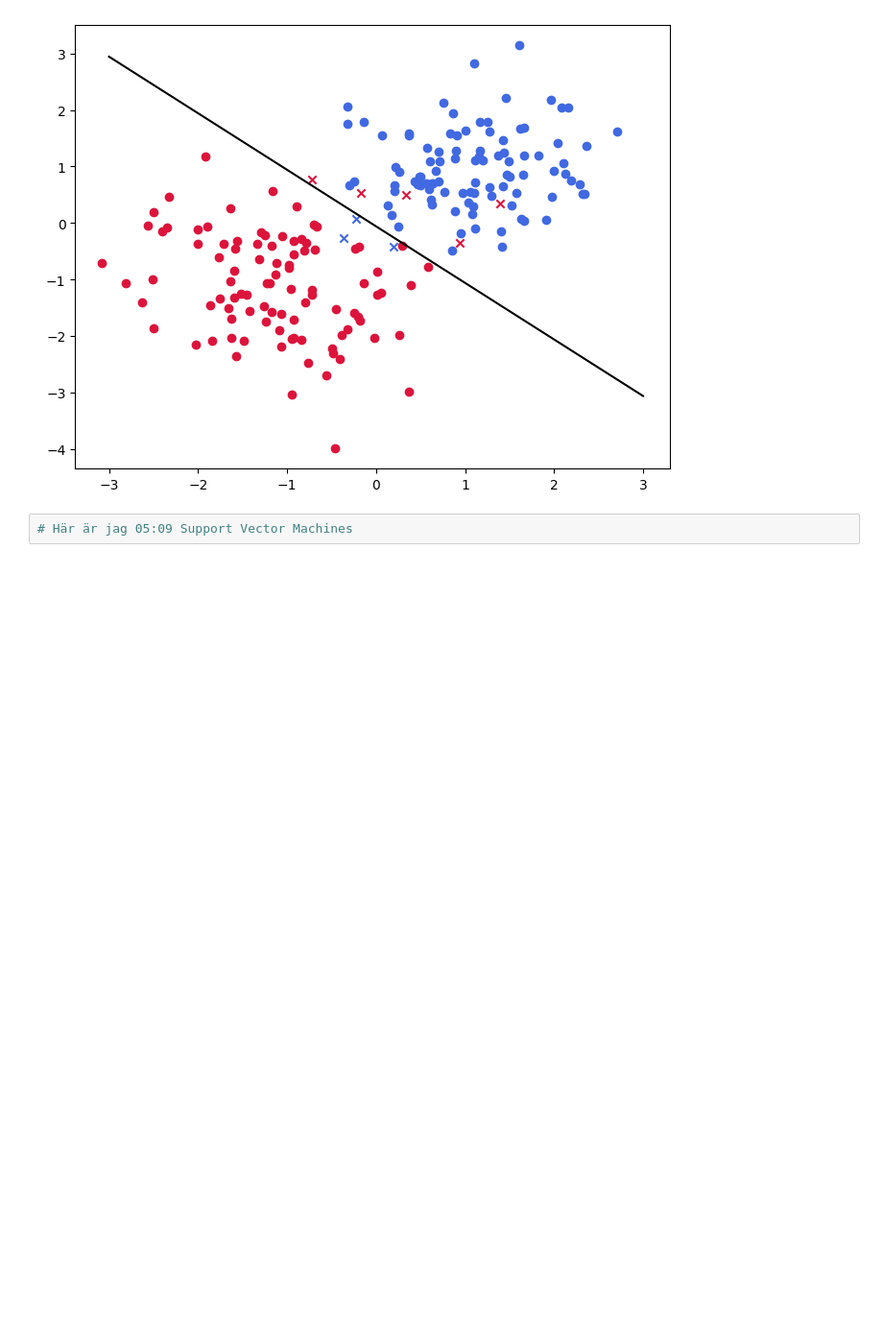
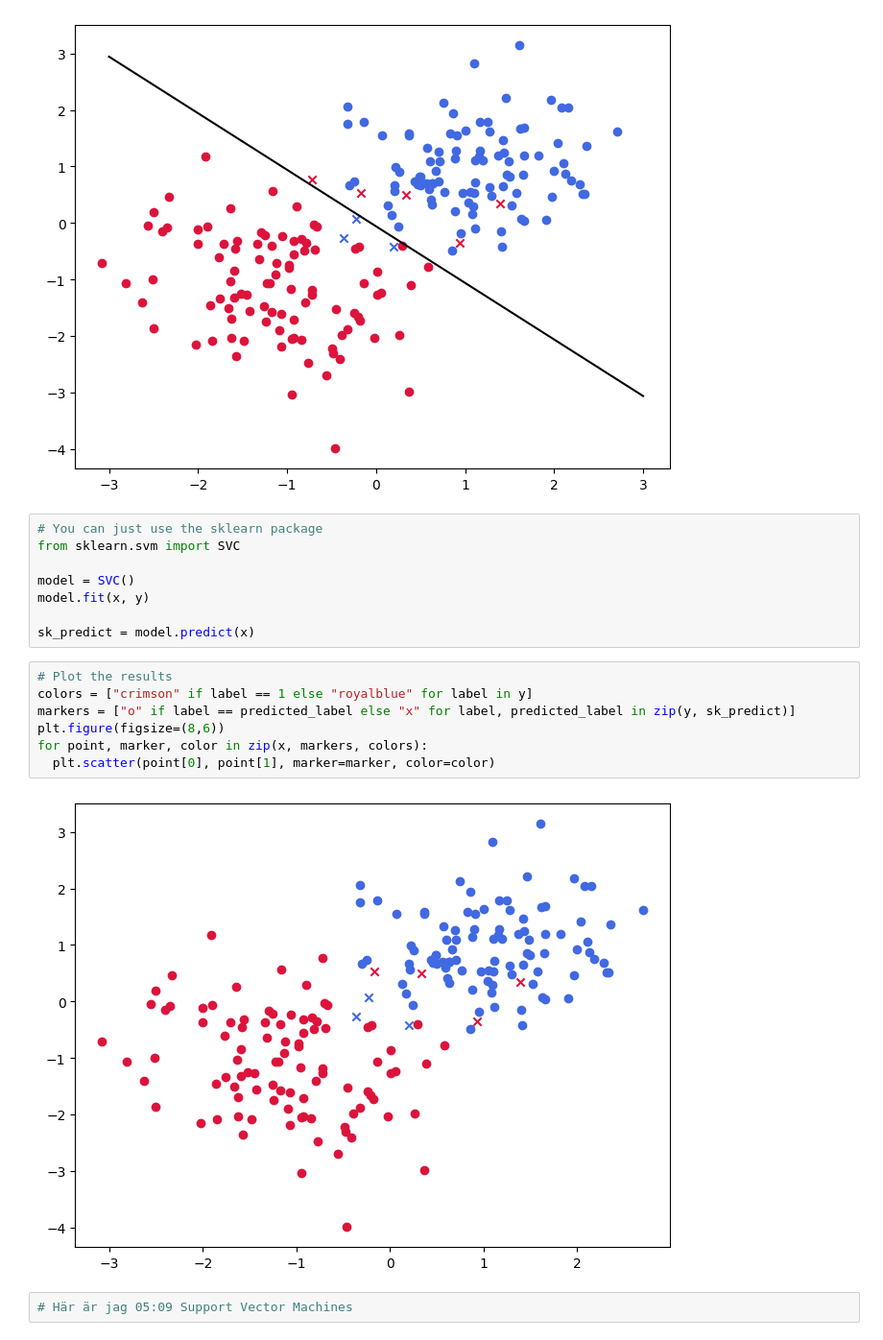
Before and after one commit to JonasHagstrom79/QMLSupportVectorMachines, a Jupyter notebook: QMLSupportVectorMachines.ipynb, the cells around one changed output. Shown at 96% size. Cells and saved outputs as stored; diff of their text form; blank space fills up the shorter version.

```diff
--- a/QMLSupportVectorMachines.ipynb
+++ b/QMLSupportVectorMachines.ipynb
@@ -66,5 +68,22 @@ x2 = -1 / w[1] * (w[1] * x1 + b)
 plt.plot(x1, x2, "k-");
 # %% [output]
 [figure]
+# %%
+# You can just use the sklearn package
+from sklearn.svm import SVC
+
+model = SVC()
+model.fit(x, y)
+
+sk_predict = model.predict(x)
+# %%
+# Plot the results
+colors = ["crimson" if label == 1 else "royalblue" for label in y]
+markers = ["o" if label == predicted_label else "x" for label, predicted_label in zip(y, sk_predict)]
+plt.figure(figsize=(8,6))
+for point, marker, color in zip(x, markers, colors):
+  plt.scatter(point[0], point[1], marker=marker, color=color)
+# %% [output]
+[figure, added]
 # %%
 # Här är jag 05:09 Support Vector Machines
```
Also changed, not shown: parts of 1 cell of this notebook.
